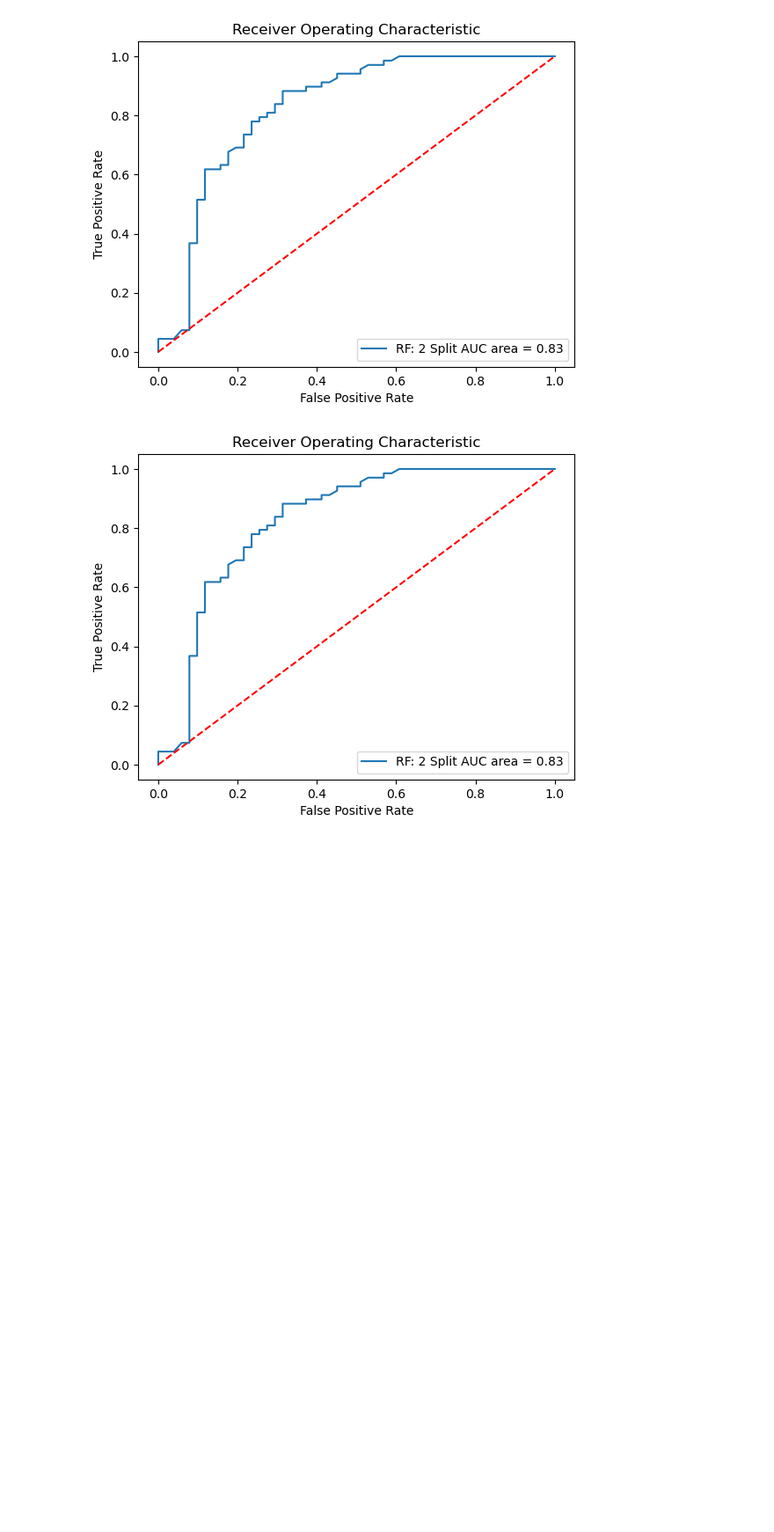
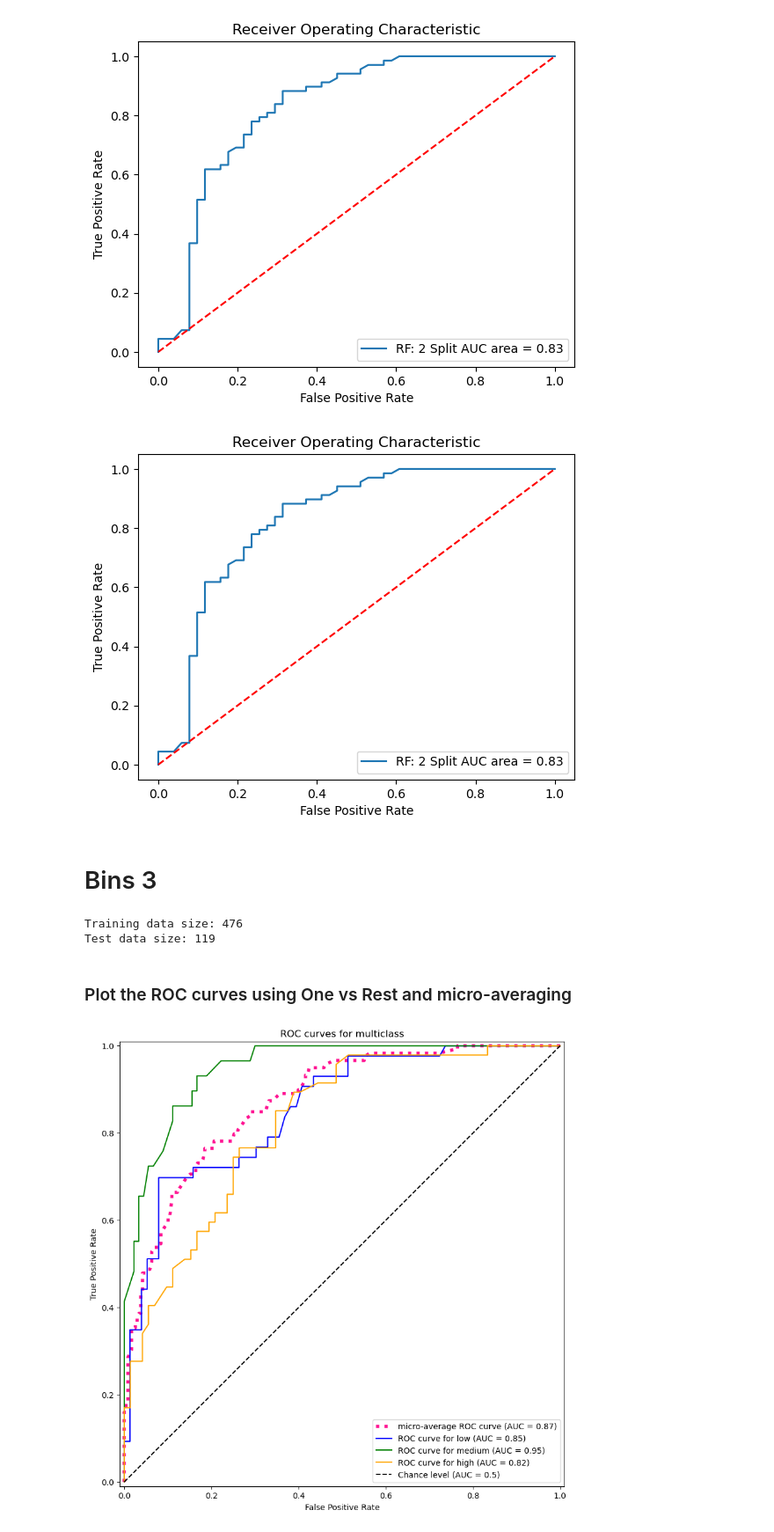
Before and after one commit to ASarriJackson/SummerProject, a Jupyter notebook: Classifiers/Classification_Random_Forrest.ipynb, the cells around one changed output. Shown at 88% size. Drawn from its saved outputs; the diff is of its cells as text; code cells hidden in the pictures; blank space fills up the shorter version.

Commit message:
added ROC curves for SVM and RF

```diff
--- a/Classifiers/Classification_Random_Forrest.ipynb
+++ b/Classifiers/Classification_Random_Forrest.ipynb
@@ -144,0 +78,40 @@ plot_roc_curves_for_models(models_RF_2, static_test_x_2, static_test_y_2)
+# %% [markdown]
+# Bins 3 #
+# %%
+#change variables to _3 at end
+label_to_model_3 = compound_df.bin_3.tolist()
+
+# Split data randomly in train and test set
+# note that we use test/train_x for the respective fingerprint splits
+# and test/train_y for the respective label splits
+(
+    static_train_x_3,
+    static_test_x_3,
+    static_train_y_3,
+    static_test_y_3,
+) = train_test_split(fingerprint_to_model, label_to_model_3, test_size=0.2, random_state=SEED)
+splits_3 = [static_train_x_3, static_test_x_3, static_train_y_3, static_test_y_3]
+# NBVAL_CHECK_OUTPUT
+print("Training data size:", len(static_train_x_3))
+print("Test data size:", len(static_test_x_3))
+
+
+# Set model parameter for random forest
+param_3 = {
+    "n_estimators": 100,  # number of trees to grows
+    "criterion": "entropy",  # cost function to be optimized for a split
+}
+model_RF_3 = RandomForestClassifier(**param_3)
+# %% [output]
+Training data size: 476
+Test data size: 119
+# %%
+bins_label_3 = ['low','medium','high']
+model_RF_3.fit(static_train_x_3,static_train_y_3)
+test_prob_RF_3 = model_RF_3.predict_proba(static_test_x_3)
+# %% [markdown]
+### Plot the ROC curves using One vs Rest and micro-averaging ###
+# %%
+plot_roc_for_multi_class(model_RF_3,static_test_x_3,static_train_y_3,static_test_y_3,bins_label_3,True,True)
+# %% [output]
+[figure, added]
```
Also changed, not shown: parts of 23 cells of this notebook, 1 other file.
